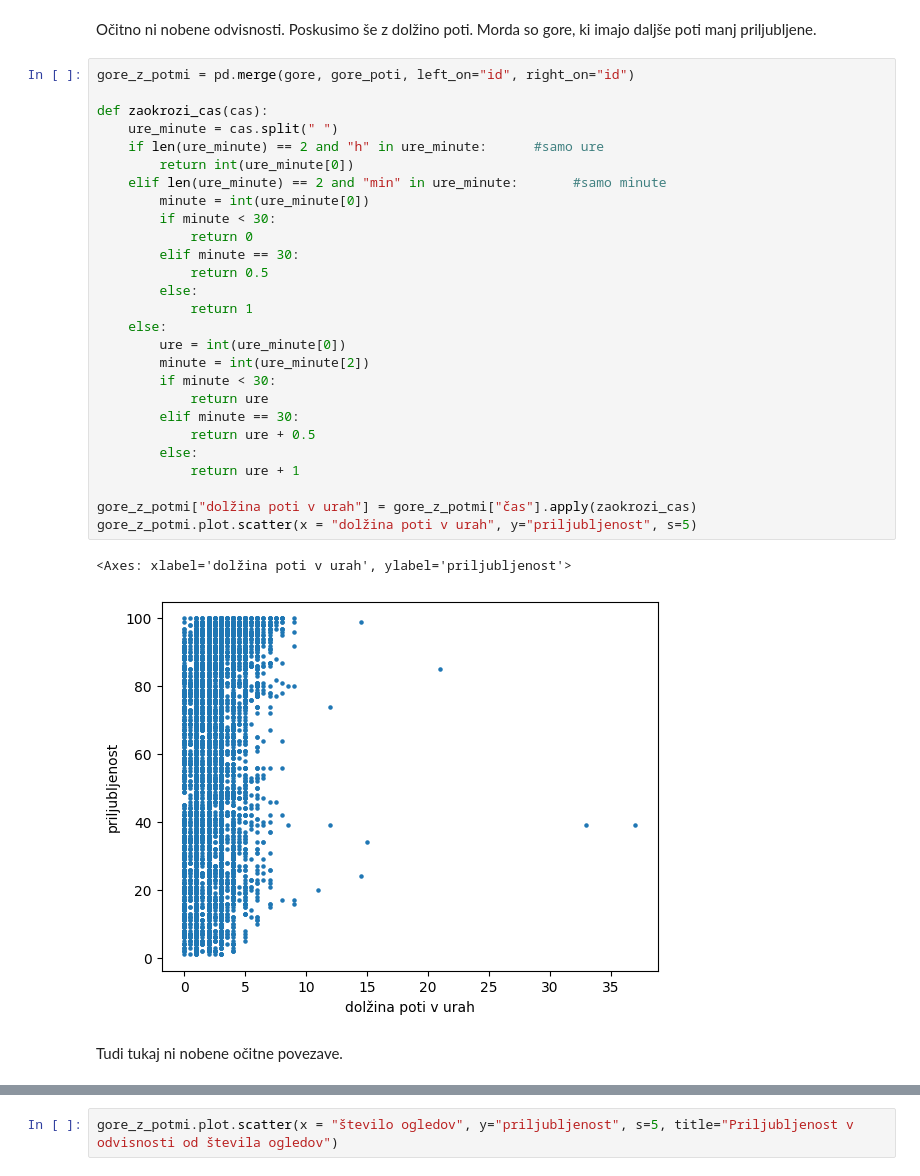
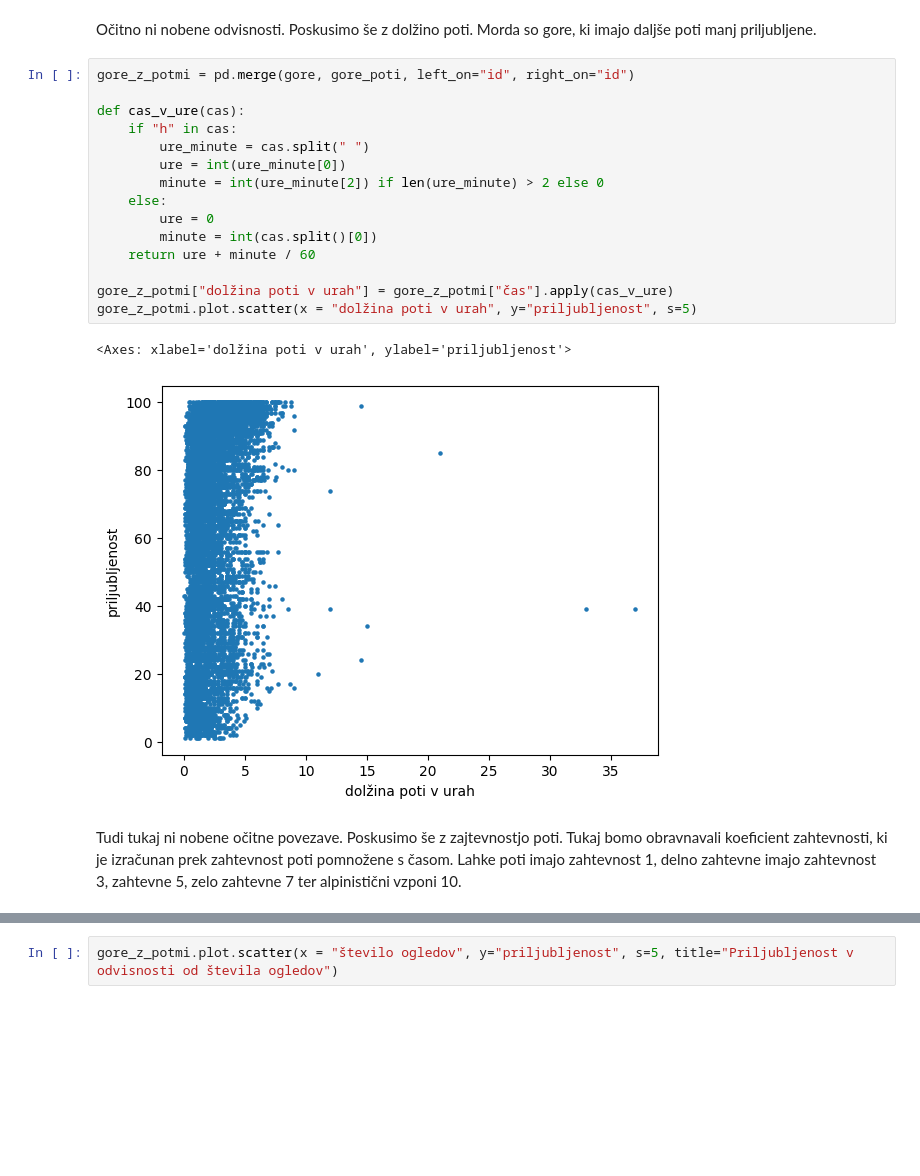
Before and after one commit to tilenzabkar/uvp-projektna-naloga, a Jupyter notebook: analiza.ipynb, the cells around one changed output, grey strips where cells are left out. Saved outputs shown, nothing was run; the diff lists cells and outputs as text; blank space fills up the shorter version.

```diff
--- a/analiza.ipynb
+++ b/analiza.ipynb
@@ -190,32 +185,20 @@ Očitno ni nobene odvisnosti. Poskusimo še z dolžino poti. Morda so gore, ki i
 # %%
 gore_z_potmi = pd.merge(gore, gore_poti, left_on="id", right_on="id")
 
-def zaokrozi_cas(cas):
-    ure_minute = cas.split(" ")
-    if len(ure_minute) == 2 and "h" in ure_minute:      #samo ure
-        return int(ure_minute[0])
-    elif len(ure_minute) == 2 and "min" in ure_minute:       #samo minute
-        minute = int(ure_minute[0])
-        if minute < 30:
-            return 0
-        elif minute == 30:
-            return 0.5
-        else:
-            return 1
+def cas_v_ure(cas):
+    if "h" in cas:
+        ure_minute = cas.split(" ")
+        ure = int(ure_minute[0])
+        minute = int(ure_minute[2]) if len(ure_minute) > 2 else 0
     else:
-        ure = int(ure_minute[0])
-        minute = int(ure_minute[2])
-        if minute < 30:
-            return ure
-        elif minute == 30:
-            return ure + 0.5
-        else:
-            return ure + 1
+        ure = 0
+        minute = int(cas.split()[0])
+    return ure + minute / 60
 
-gore_z_potmi["dolžina poti v urah"] = gore_z_potmi["čas"].apply(zaokrozi_cas)
+gore_z_potmi["dolžina poti v urah"] = gore_z_potmi["čas"].apply(cas_v_ure)
 gore_z_potmi.plot.scatter(x = "dolžina poti v urah", y="priljubljenost", s=5)
 # %% [output]
 <Axes: xlabel='dolžina poti v urah', ylabel='priljubljenost'>
-[figure, old version]
+[figure, new version]
-# %% [markdown]
-Tudi tukaj ni nobene očitne povezave.
+# %% [markdown]
+Tudi tukaj ni nobene očitne povezave. Poskusimo še z zajtevnostjo poti. Tukaj bomo obravnavali koeficient zahtevnosti, ki je izračunan prek zahtevnost poti pomnožene s časom. Lahke poti imajo zahtevnost 1, delno zahtevne imajo zahtevnost 3, zahtevne 5, zelo zahtevne 7 ter alpinistični vzponi 10.
```
Also changed, not shown: parts of 33 cells of this notebook.
